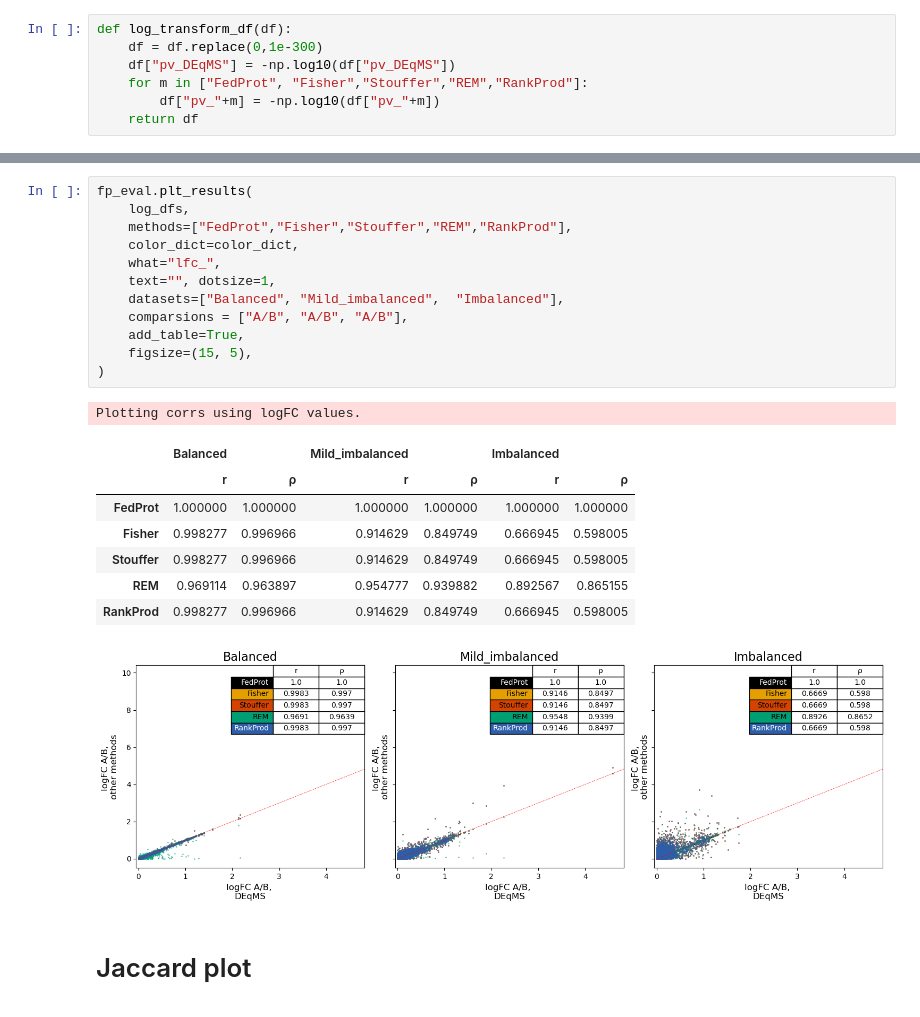
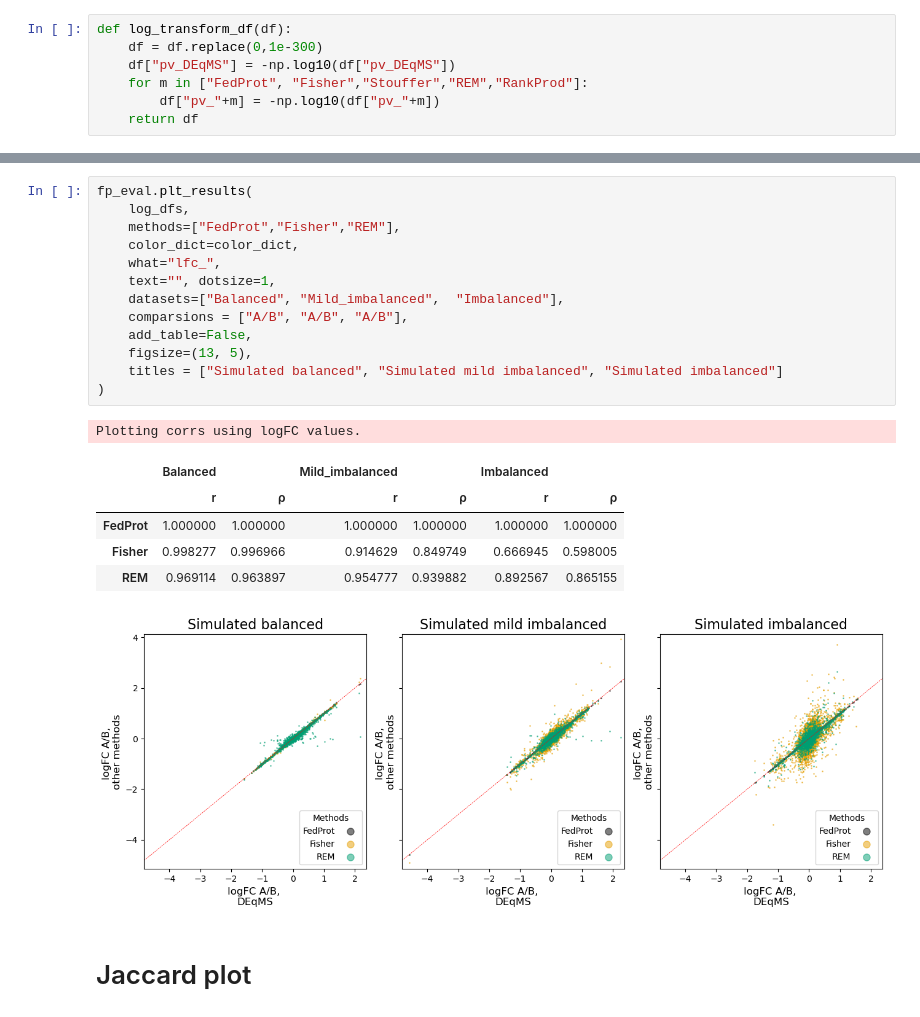
Before and after one commit to Freddsle/FedProt, a Jupyter notebook: evaluation/simulated/03_plot_results.ipynb, the cells around one changed output, grey strips where cells are left out. Cells and saved outputs as stored; diff of their text form.

```diff
--- a/evaluation/simulated/03_plot_results.ipynb
+++ b/evaluation/simulated/03_plot_results.ipynb
@@ -165,25 +167,24 @@ Plotting corrs using p-vals - log-transformed.
 # %%
 fp_eval.plt_results(
     log_dfs,
-    methods=["FedProt","Fisher","Stouffer","REM","RankProd"],
+    methods=["FedProt","Fisher","REM"],
     color_dict=color_dict,
     what="lfc_",
     text="", dotsize=1,
     datasets=["Balanced", "Mild_imbalanced",  "Imbalanced"],
     comparsions = ["A/B", "A/B", "A/B"],
-    add_table=True,
-    figsize=(15, 5),
+    add_table=False,
+    figsize=(13, 5),
+    titles = ["Simulated balanced", "Simulated mild imbalanced", "Simulated imbalanced"]
 )
 # %% [output]
 Plotting corrs using logFC values.
 |  | Balanced |  | Mild_imbalanced |  | Imbalanced |  |
 |  | r | ρ | r | ρ | r | ρ |
 | FedProt | 1.000000 | 1.000000 | 1.000000 | 1.000000 | 1.000000 | 1.000000 |
 | Fisher | 0.998277 | 0.996966 | 0.914629 | 0.849749 | 0.666945 | 0.598005 |
-| Stouffer | 0.998277 | 0.996966 | 0.914629 | 0.849749 | 0.666945 | 0.598005 |
 | REM | 0.969114 | 0.963897 | 0.954777 | 0.939882 | 0.892567 | 0.865155 |
-| RankProd | 0.998277 | 0.996966 | 0.914629 | 0.849749 | 0.666945 | 0.598005 |
-[figure, old version]
+[figure, new version]
 # %% [markdown]
 # Jaccard plot
 # %%
```
Also changed, not shown: parts of 2 cells of this notebook, 7 other files.
